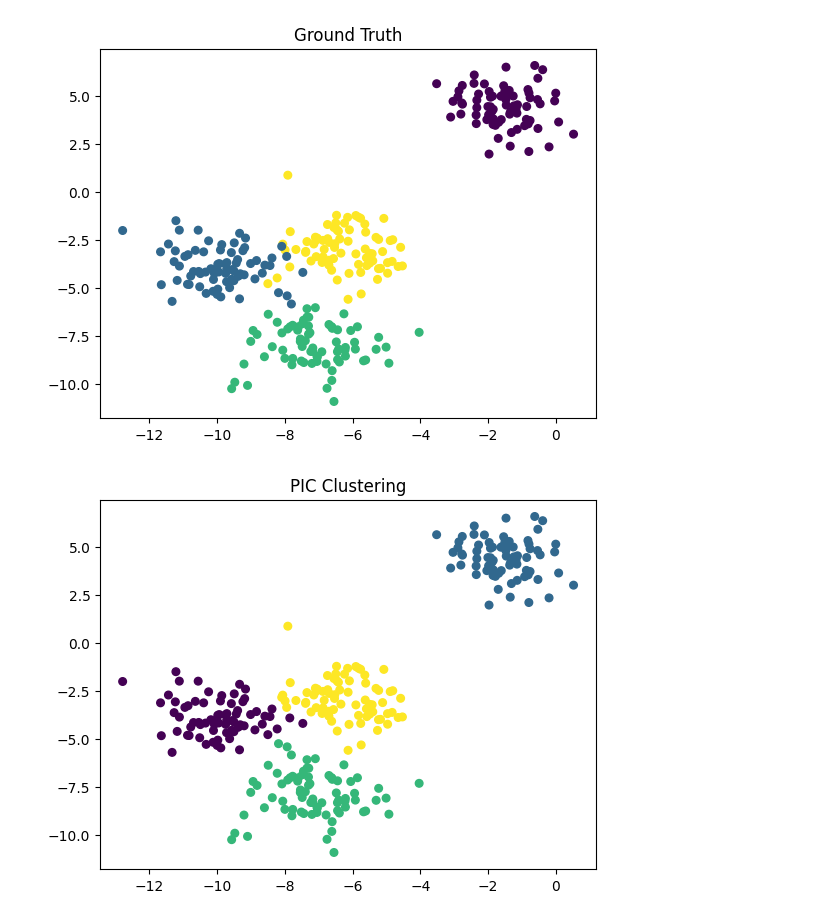
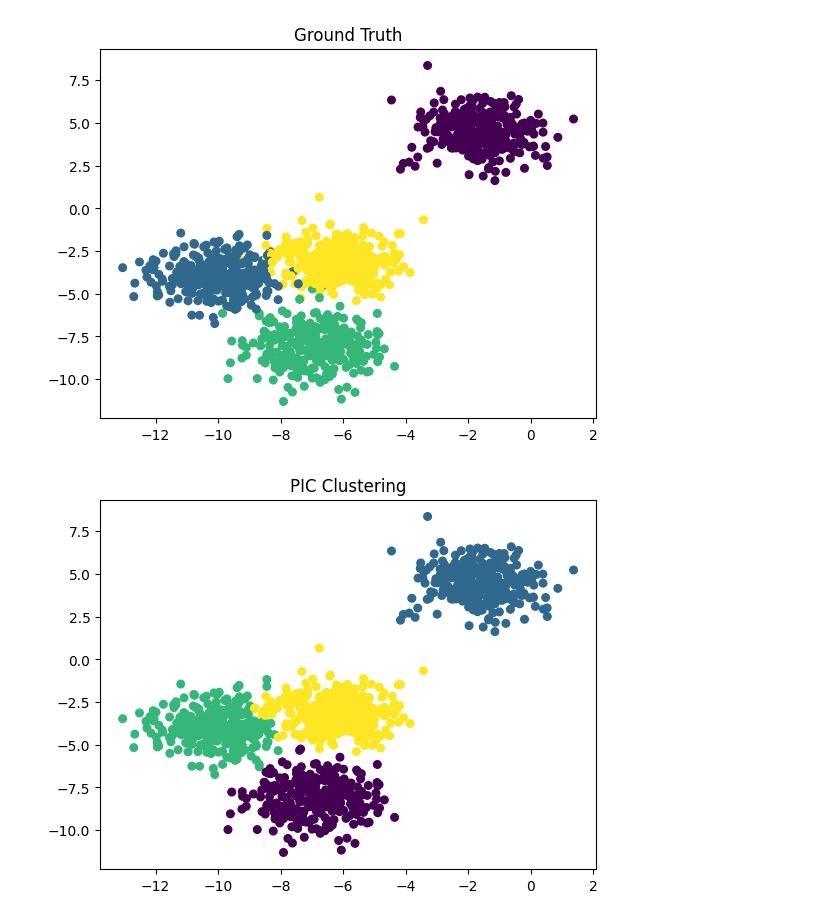
Before and after one commit to brunosangom/mai-url, a Jupyter notebook: Coursework1/src/main.ipynb, the cells around one changed output. Saved outputs shown, nothing was run; the diff lists cells and outputs as text; code cells hidden in the pictures.

```diff
--- a/Coursework1/src/main.ipynb
+++ b/Coursework1/src/main.ipynb
@@ -7,22 +7,22 @@ from pic import PIC
 from evaluation import evaluate_clustering_algorithms
 # %%
 # Generate synthetic data.
-n_samples = 300
+n_samples = 1200
 n_clusters = 4
 blobs, y_true = make_blobs(n_samples=n_samples, centers=n_clusters, random_state=1)
 pic = PIC(n_clusters=n_clusters, k=20, a=0.95, z=0.01)
 y_pred_pic = pic.fit_predict(blobs)
 
 plt.scatter(blobs[:, 0], blobs[:, 1], c=y_true, cmap='viridis', s=30)
 plt.title("Ground Truth")
 plt.show()
 
 plt.scatter(blobs[:, 0], blobs[:, 1], c=y_pred_pic, cmap='viridis', s=30)
 plt.title("PIC Clustering")
 plt.show()
 # %% [output]
-[figure, old version]
+[figure, new version]
-[figure, old version]
+[figure, new version]
 # %%
 results_df = evaluate_clustering_algorithms(blobs, y_true, n_clusters, y_pred_pic)
 print(results_df)
```
Also changed, not shown: parts of 1 cell of this notebook, 1 other file.
